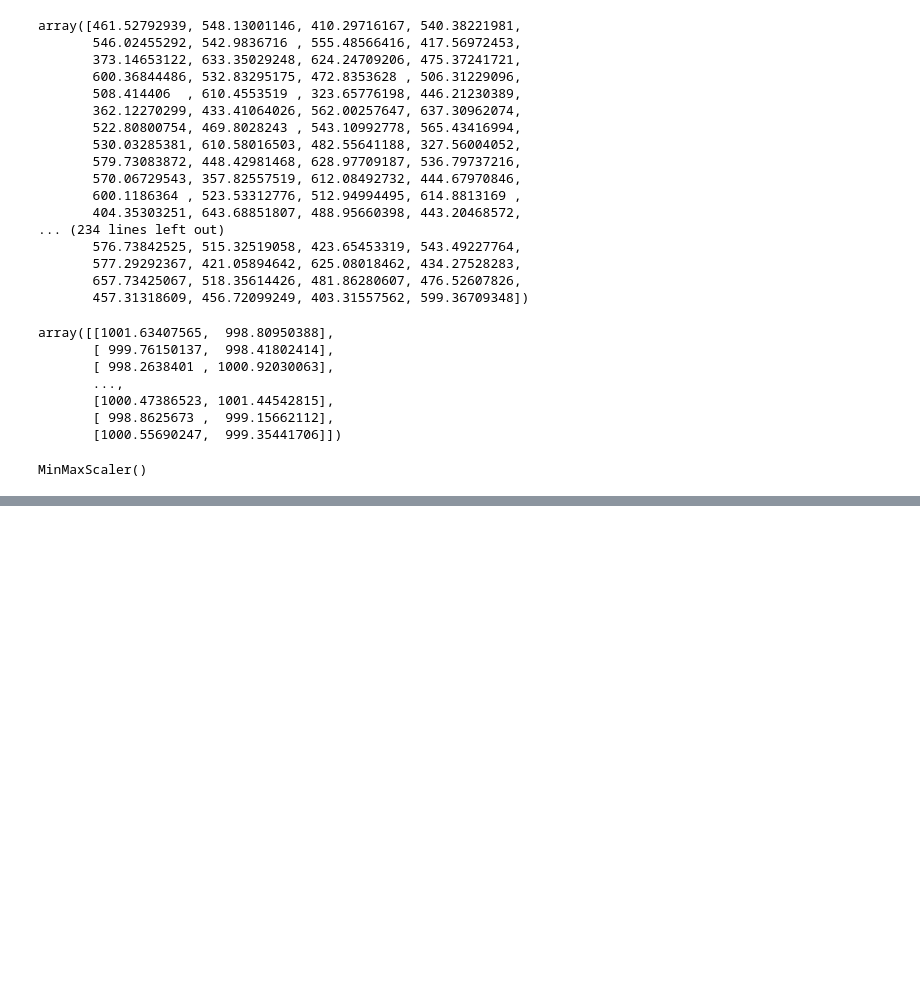
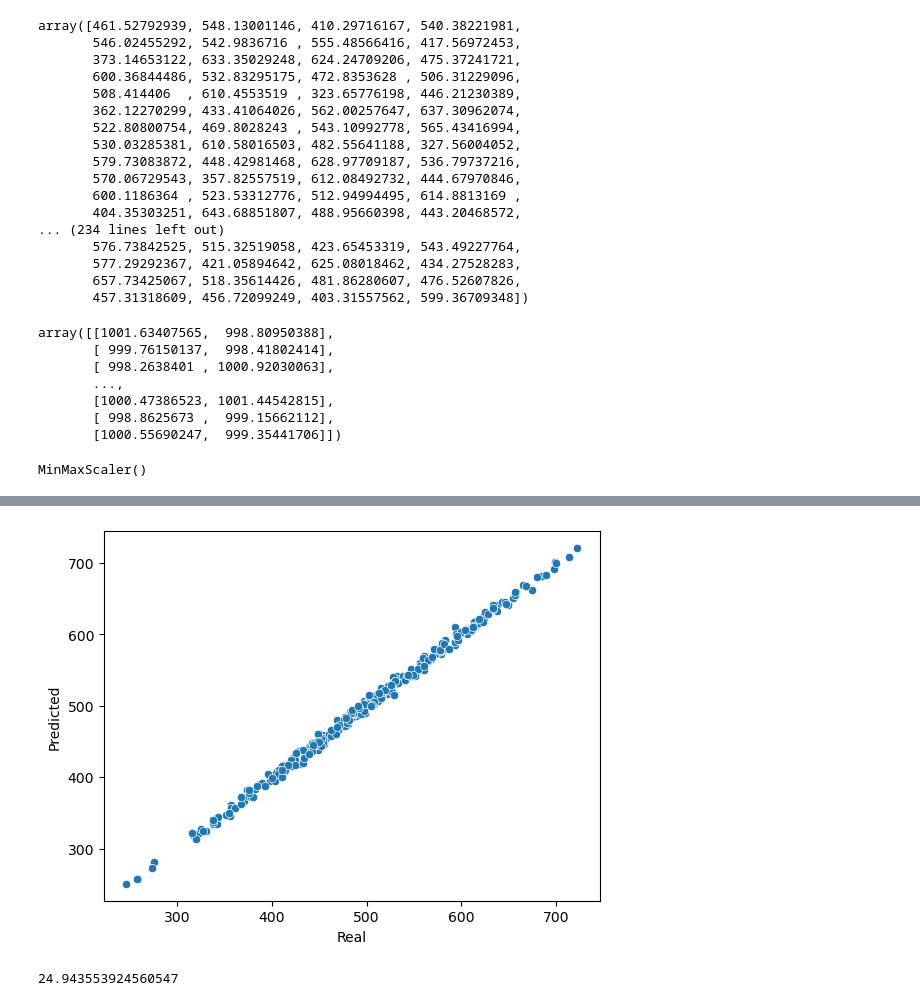
Before and after one commit to KavinduGD/ML_Tensorflow, a Jupyter notebook: ANN/ANN Notebook.ipynb, the cells around one changed output, grey strips where cells are left out. Saved outputs shown, nothing was run; the diff lists cells and outputs as text; code cells hidden in the pictures; blank space fills up the shorter version.

```diff
--- a/ANN/ANN Notebook.ipynb
+++ b/ANN/ANN Notebook.ipynb
@@ -133,0 +134,2 @@ model.evaluate(X_train,y_train)
+# %%
+test_predictions=model.predict(X_test)
@@ -133,0 +182,5 @@ model.evaluate(X_train,y_train)
+# %%
+test_predictions_series=pd.Series(test_predictions.flatten(), name='Predicted')
+y_test_series=pd.Series(y_test, name='Real')
+# %%
+test_df=pd.concat([test_predictions_series,y_test_series],axis=1)
@@ -133,0 +212,4 @@ model.evaluate(X_train,y_train)
+# %%
+sns.scatterplot(x="Real",y="Predicted",data=test_df);
+# %% [output]
+[figure, added]
@@ -133,0 +224,4 @@ model.evaluate(X_train,y_train)
+# %%
+model.evaluate(X_test,y_test,verbose=0)
+# %% [output]
+24.943553924560547
```
Also changed, not shown: parts of 26 cells of this notebook, 1 other file.
